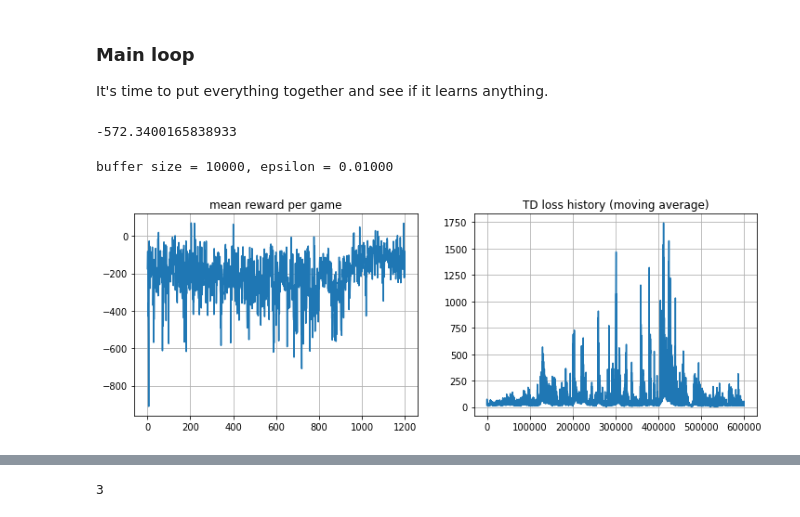
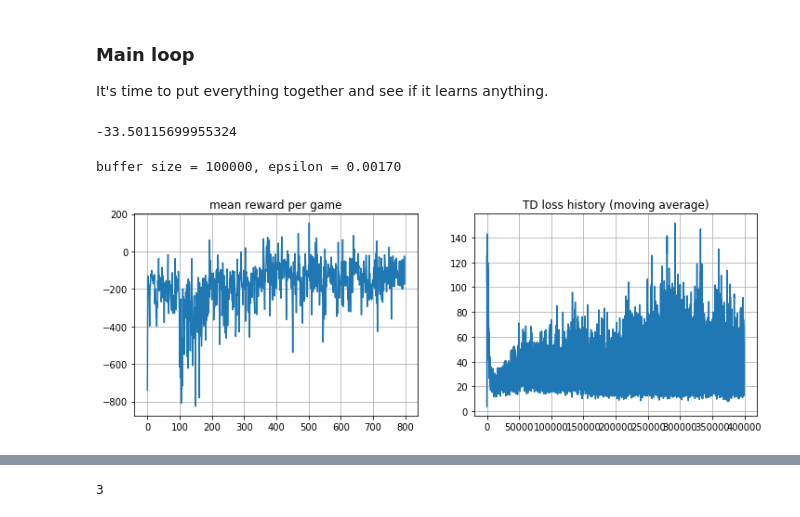
Before and after one commit to etendue/move37, a Jupyter notebook: dqn_box2d.ipynb, the cells around one changed output, grey strips where cells are left out. Saved outputs shown, nothing was run; the diff lists cells and outputs as text; code cells hidden in the pictures.

```diff
--- a/dqn_box2d.ipynb
+++ b/dqn_box2d.ipynb
@@ -164,7 +169,8 @@ def td_loss(target_net,policy_net,states,actions,rewards,next_states,is_dones,GA
         predict_v_ = torch.max(predict_next_q_,dim=1)[0] * not_d_
         reference_q_ = r_ + GAMMA * predict_v_
 
-    loss = F.mse_loss(predict_q_,reference_q_)
+    #loss = F.mse_loss(predict_q_,reference_q_)
+    loss = F.smooth_l1_loss(predict_q_,reference_q_)
 
     return loss
 # %% [markdown]
@@ -181,8 +187,8 @@ mean_rw_history = []
 td_loss_history = []
 td_loss_m_history = []
 BATCH_SIZE=64
-TIME_STEPS=10**5*2
-LEARNING_RATE= 0.0001
+TIME_STEPS=10**5*4
+LEARNING_RATE= 0.001
 # %%
 device = torch.device("cuda" if torch.cuda.is_available() else "cpu")
 state_dim,n_actions = env.observation_space.shape[0],env.action_space.n
@@ -191,13 +197,15 @@ policy_net = MLModel(state_dim,n_actions).to(device)
 target_net = MLModel(state_dim,n_actions).to(device)
 target_net.load_state_dict(policy_net.state_dict())
 agent = DQNAgent(state_dim, n_actions,policy_net, epsilon=0.5)
-exp_replay = ReplayMemory(10**4)
+exp_replay = ReplayMemory(10**5)
 # %%
-evaluate(env, agent, n_games=3)
+evaluate(env, agent, n_games=3,render=True)
 # %% [output]
--572.3400165838933
+-33.50115699955324
 # %%
-agent.epsilon=0.5
+EPSILON_START = 0.5
+EPSILON_END = 0.001
+agent.epsilon=EPSILON_START
 LEARNING_RATE= 0.0001
 # %%
 optimizer = torch.optim.Adam(policy_net.parameters(),lr= LEARNING_RATE)
@@ -249,33 +257,35 @@ for i in trange(TIME_STEPS):
     td_loss_history.append(loss.data.numpy())
 
     count = min(len(td_loss_history),100)
     td_loss_m_history.append(np.mean(td_loss_history[-count:]))
 
     # adjust agent parameters
+    agent.epsilon -= (EPSILON_START - EPSILON_END)/TIME_STEPS
     if i % 500 == 0:
-        agent.epsilon = max(agent.epsilon * 0.99, 0.01)
+        #agent.epsilon = max(agent.epsilon * 0.999, 0.01)
+
 
         mean_rw_history.append(evaluate(eval_env, agent, n_games=3))
 
         #Load agent weights into target_network
         target_net.load_state_dict(policy_net.state_dict())
 
 
     #if i % 100 == 0:
 
         clear_output(True)
         print("buffer size = %i, epsilon = %.5f" % (len(exp_replay), agent.epsilon))
         plt.figure(figsize=[12, 4])
         plt.subplot(1,2,1)
         plt.title("mean reward per game")
         plt.plot(mean_rw_history)
         plt.grid()
 
         plt.subplot(1,2,2)
         plt.title("TD loss history (moving average)")
         plt.plot(td_loss_m_history)
         plt.grid()
         plt.show()
 # %% [output]
-buffer size = 10000, epsilon = 0.01000
+buffer size = 100000, epsilon = 0.00170
-[figure, old version]
+[figure, new version]
```
Also changed, not shown: parts of 4 cells of this notebook.
